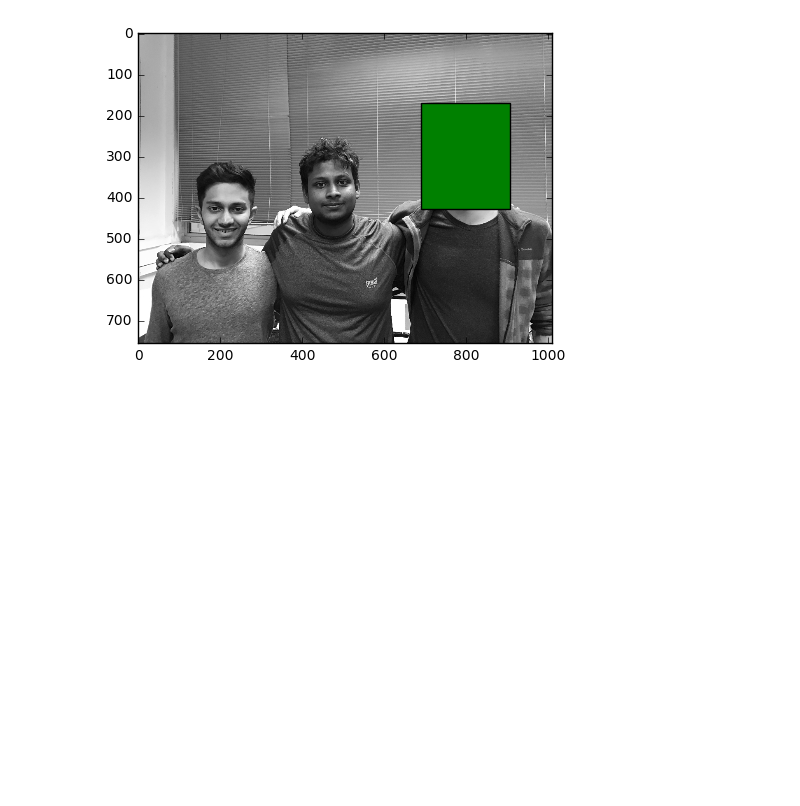
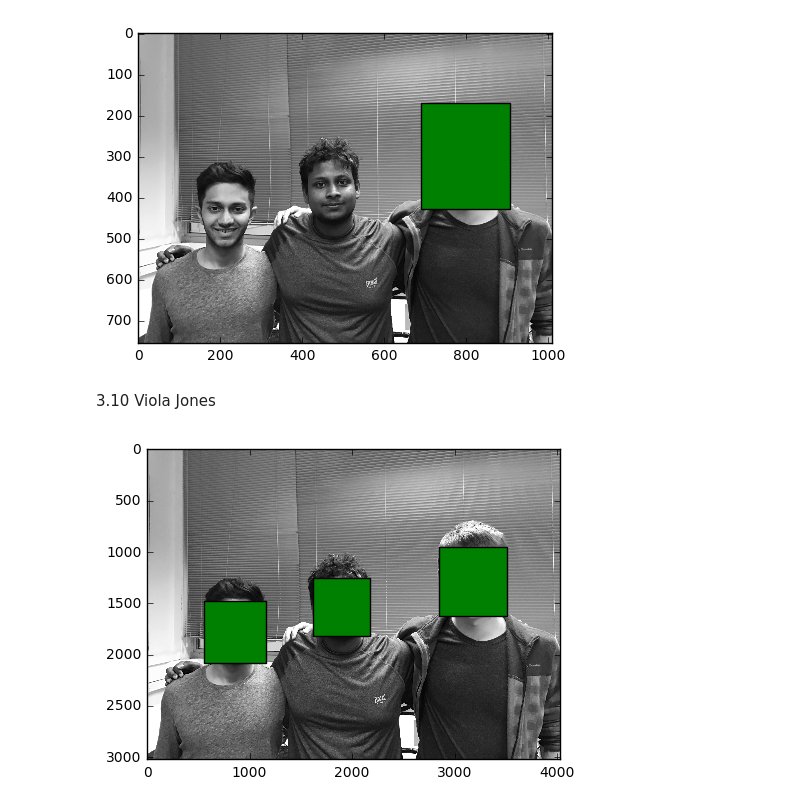
Before and after one commit to kanoria/cv-technion, a Jupyter notebook: Section2.ipynb, the cells around one changed output. Saved outputs shown, nothing was run; the diff lists cells and outputs as text; code cells hidden in the pictures; blank space fills up the shorter version.

Commit message:
viola jones

```diff
--- a/Section2.ipynb
+++ b/Section2.ipynb
@@ -314,3 +309,22 @@ show_rectangle(img1f_qtr, pat3f_qtr)
 [figure]
 [figure]
 [figure]
+# %% [markdown]
+3.10 Viola Jones
+# %%
+def show_viola_jones(img):
+    face_cascade = cv2.CascadeClassifier('haarcascade_frontalface_alt.xml')
+    faces =  face_cascade.detectMultiScale(img)
+
+    currentAxis = plt.gca()
+    for (x, y, w, h) in faces:
+        currentAxis.add_patch(Rectangle((x, y), w , h  , facecolor="green"))
+    plt.imshow(img, cmap='gray')
+    plt.show()
+#     for (x, y, w, h) in faces:
+#         cv2.rectangle(img, (x, y), (x+w, y+h), (0, 255, 0), 2)
+#     cv2.imshow("Faces found" ,img)
+# %%
+show_viola_jones(img1f)
+# %% [output]
+[figure, added]
```
Also changed, not shown: parts of 4 cells of this notebook, 1 other file.
